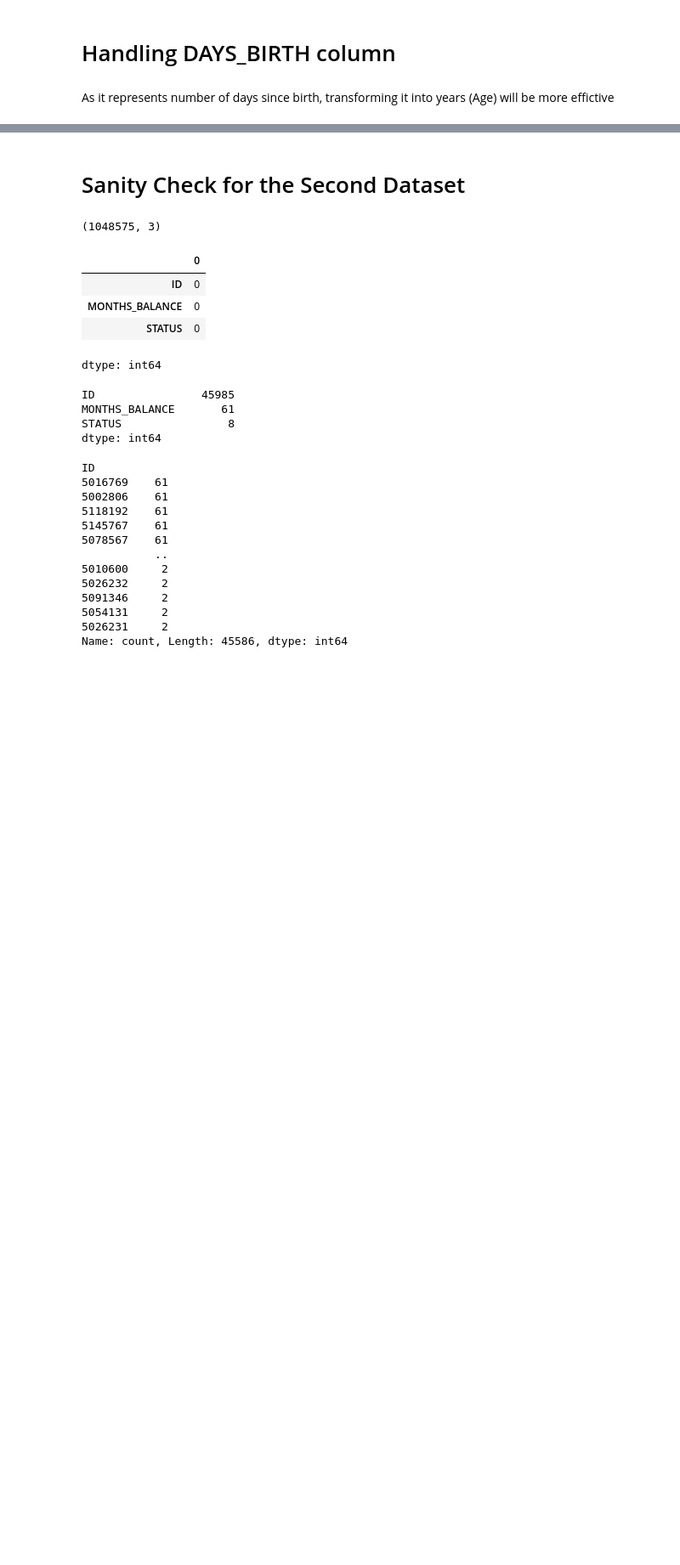
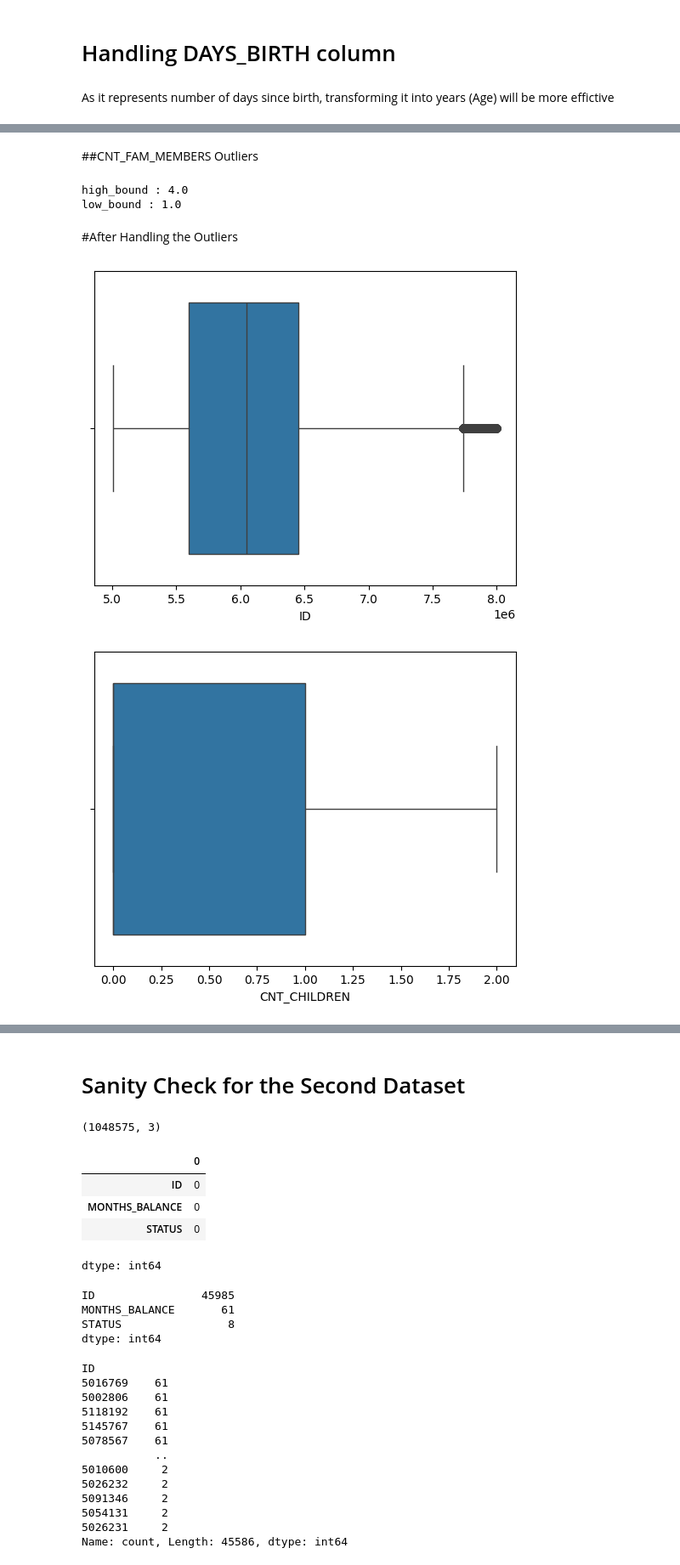
Before and after one commit to LauraLucasZ/Credit_Card_Approval_Prediction_ML, a Jupyter notebook: AiProject.ipynb, the cells around one changed output, grey strips where cells are left out. Shown at 85% size. Saved outputs shown, nothing was run; the diff lists cells and outputs as text; code cells hidden in the pictures; blank space fills up the shorter version.

```diff
--- a/AiProject.ipynb
+++ b/AiProject.ipynb
@@ -345,0 +373,5 @@ for i in df.select_dtypes(include= "number").columns:
+# %%
+#Handling using Standard Deviation Method
+mean = df['CNT_CHILDREN'].mean()
+std = df['CNT_CHILDREN'].std()
+df = df[(df['CNT_CHILDREN'] >= mean - 3 * std) & (df['CNT_CHILDREN'] <= mean + 3 * std)]
@@ -345,0 +380,8 @@ for i in df.select_dtypes(include= "number").columns:
+# %%
+#Handling using Interquartile Range (IQR)
+Q1 = df['AMT_INCOME_TOTAL'].quantile(0.25)
+Q3 = df['AMT_INCOME_TOTAL'].quantile(0.75)
+IQR = Q3 - Q1
+lower_bound = Q1 - 1.5 * IQR
+upper_bound = Q3 + 1.5 * IQR
+df = df[(df['AMT_INCOME_TOTAL'] >= lower_bound) & (df['AMT_INCOME_TOTAL'] <= upper_bound)]
@@ -345,0 +390,31 @@ for i in df.select_dtypes(include= "number").columns:
+# %%
+#Handling using Interquartile Range (IQR)
+Q1 = df['YEARS_EMPLOYED'].quantile(0.30)
+Q3 = df['YEARS_EMPLOYED'].quantile(0.70)
+IQR = Q3 - Q1
+lower_bound = Q1 - 1.5 * IQR
+upper_bound = Q3 + 1.5 * IQR
+df = df[(df['YEARS_EMPLOYED'] >= lower_bound) & (df['YEARS_EMPLOYED'] <= upper_bound)]
+# %% [markdown]
+##CNT_FAM_MEMBERS Outliers
+# %%
+#This means 99.9% of the values in CNT_CHILDREN are less than or equal to this value of high bound
+high_bound = df['CNT_FAM_MEMBERS'].quantile(0.999)
+print('high_bound :', high_bound)
+#This means 0.1% of the values in CNT_CHILDREN are less than or equal to this value of low bound
+low_bound = df['CNT_FAM_MEMBERS'].quantile(0.001)
+print('low_bound :', low_bound)
+
+df = df[(df['CNT_FAM_MEMBERS']>=low_bound) & (df['CNT_FAM_MEMBERS']<=high_bound)]
+# %% [output]
+high_bound : 4.0
+low_bound : 1.0
+# %% [markdown]
+#After Handling the Outliers
+# %%
+for i in df.select_dtypes(include= "number").columns:
+  sns.boxplot(data=df,x=i)
+  plt.show()
+# %% [output]
+[figure, added]
+[figure, added]
```
Also changed, not shown: parts of 47 cells of this notebook.
